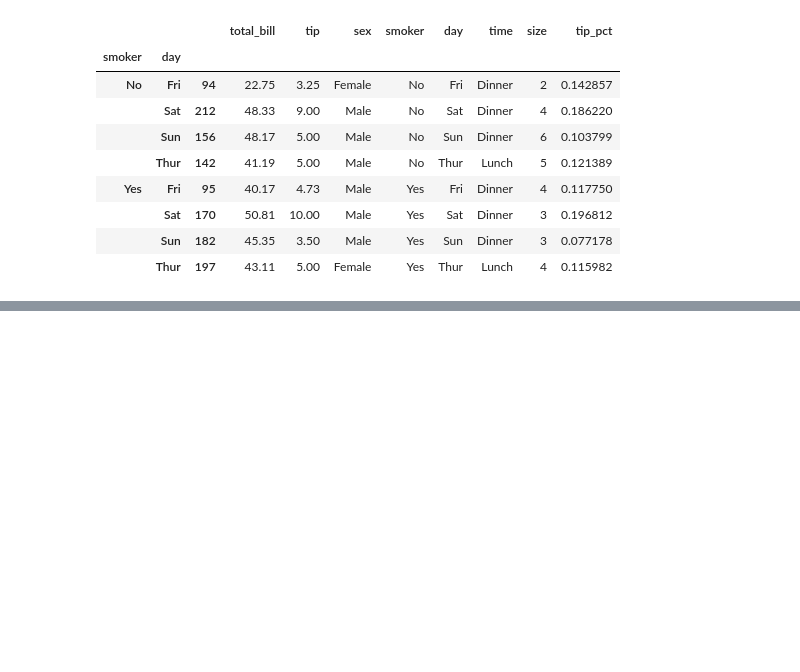
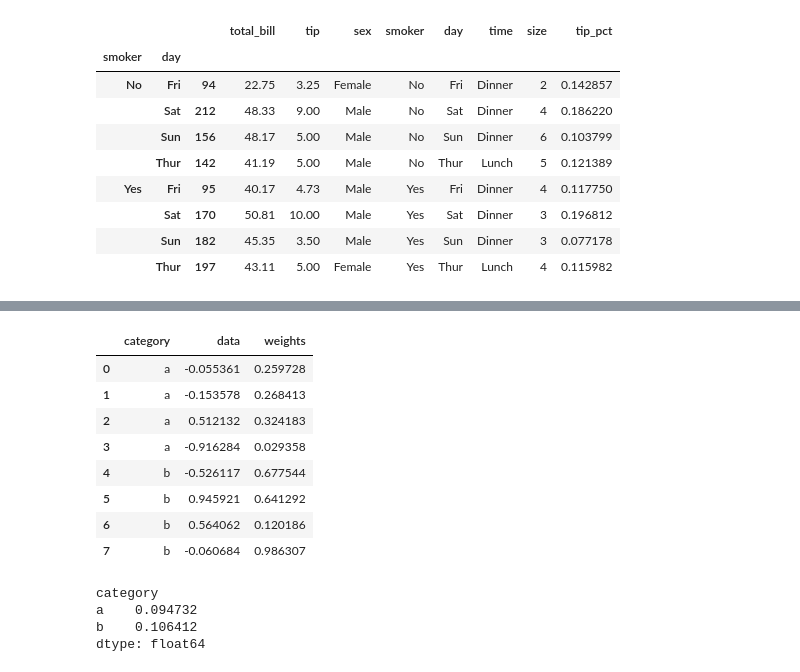
Before and after one commit to MuayThaiLegz/Py_DataAnalysis, a Jupyter notebook: Py_DataC10.ipynb, the cells around one changed output, grey strips where cells are left out. Cells and saved outputs as stored; diff of their text form; code cells hidden in the pictures; blank space fills up the shorter version.

```diff
--- a/Py_DataC10.ipynb
+++ b/Py_DataC10.ipynb
@@ -545,0 +618,37 @@ dtype: int64
+# %%
+"""
+# Example: Group Weighted Average and Correlation
+Operations betwwen columns in a dataframe or two sesries,
+such as a group weighted averege are possible
+"""
+
+df = pd.DataFrame({'category' : ['a', 'a', 'a', 'a',
+                                'b', 'b', 'b', 'b'],
+                  'data' : np.random.randn(8),
+                  'weights': np.random.rand(8)})
+
+
+display(df)
+
+
+# The group weighted average by category would then be:
+
+goruped = df.groupby('category')
+
+get_wavga = lambda g: np.average(g['data'], weights=g['weights'])
+
+goruped.apply(get_wavga)
+# %% [output]
+|  | category | data | weights |
+| 0 | a | -0.055361 | 0.259728 |
+| 1 | a | -0.153578 | 0.268413 |
+| 2 | a | 0.512132 | 0.324183 |
+| 3 | a | -0.916284 | 0.029358 |
+| 4 | b | -0.526117 | 0.677544 |
+| 5 | b | 0.945921 | 0.641292 |
+| 6 | b | 0.564062 | 0.120186 |
+| 7 | b | -0.060684 | 0.986307 |
+category
+a    0.094732
+b    0.106412
+dtype: float64
```
Also changed, not shown: parts of 12 cells of this notebook.
